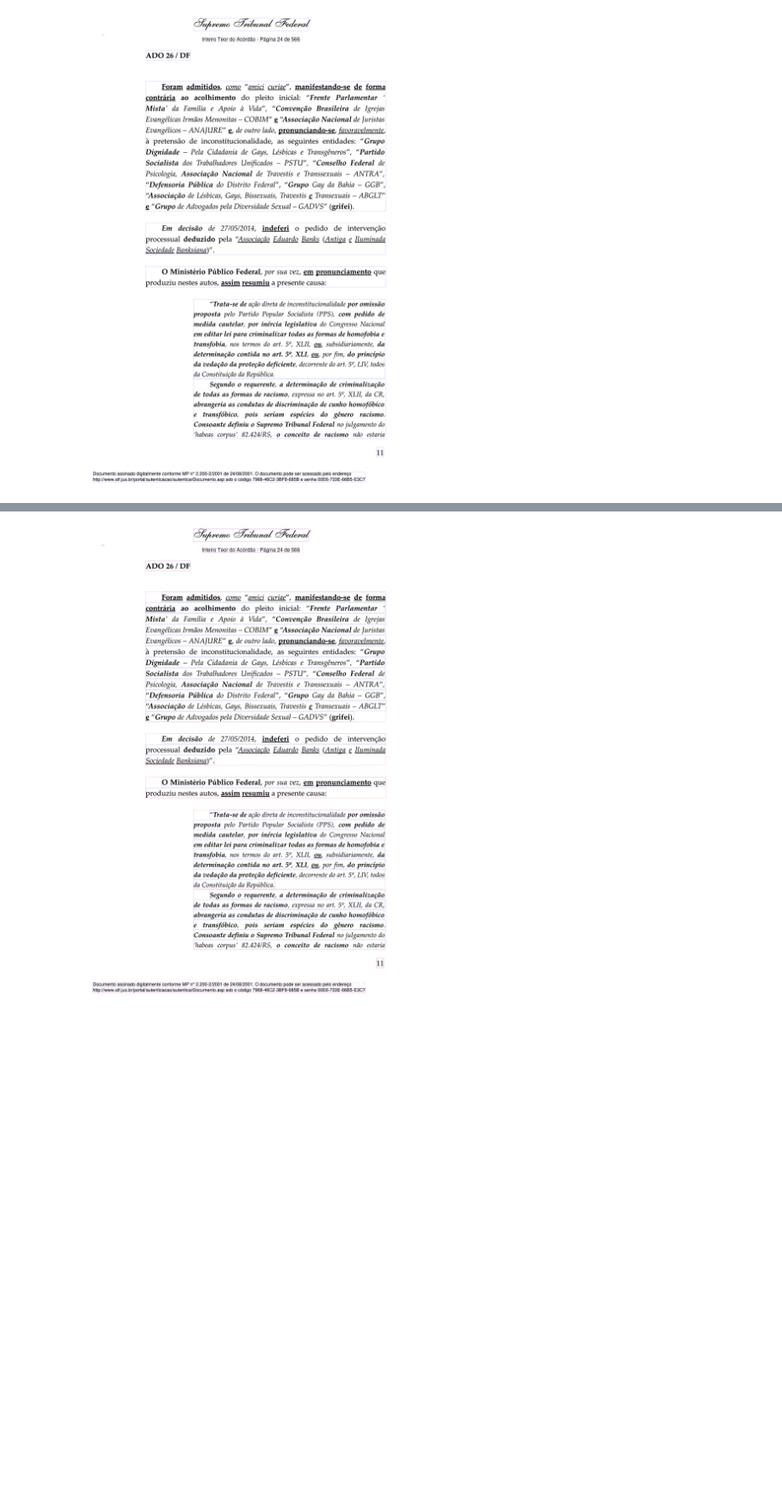
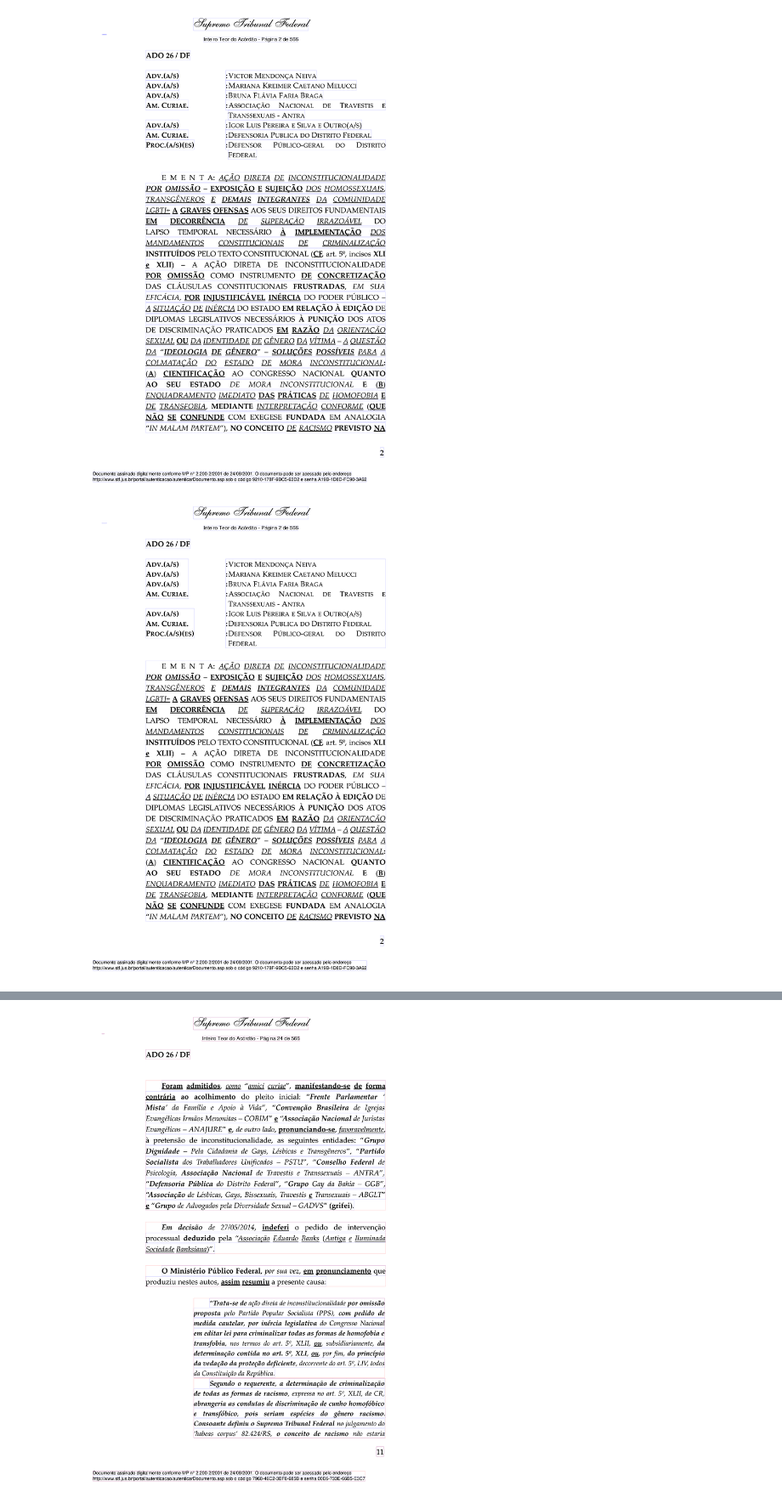
Before and after one commit to gjvnq/public-transcriptions, a Jupyter notebook: STF2.ipynb, the cells around one changed output, grey strips where cells are left out. Shown at 85% size. Cells and saved outputs as stored; diff of their text form; code cells hidden in the pictures; blank space fills up the shorter version.

Commit message:
improvements in line detection

```diff
--- a/STF2.ipynb
+++ b/STF2.ipynb
@@ -33,11 +34,16 @@ img2 = page.highlight_chars()
 # %%
 # Group Lines
 
 importlib.reload(utils)
 doc = utils.PdfDocument('ado26.pdf')
-page = doc.get_page(24)
+page = doc.get_page(2)
+lines = page.lines()
 blocks = page.blocks()
-paragraphs = utils.TextBlock.split_by_indent(blocks)
-page.highlight_things(paragraphs)
+#paragraphs = utils.TextBlock.split_by_indent(blocks)
+
+#display(page.highlight_chars())
+display(page.highlight_things(lines))
+display(page.highlight_things(blocks))
 # %% [output]
-[figure, old version]
+[figure, new version]
+[figure, added]
```
Also changed, not shown: parts of 3 cells of this notebook, 1 other file.
